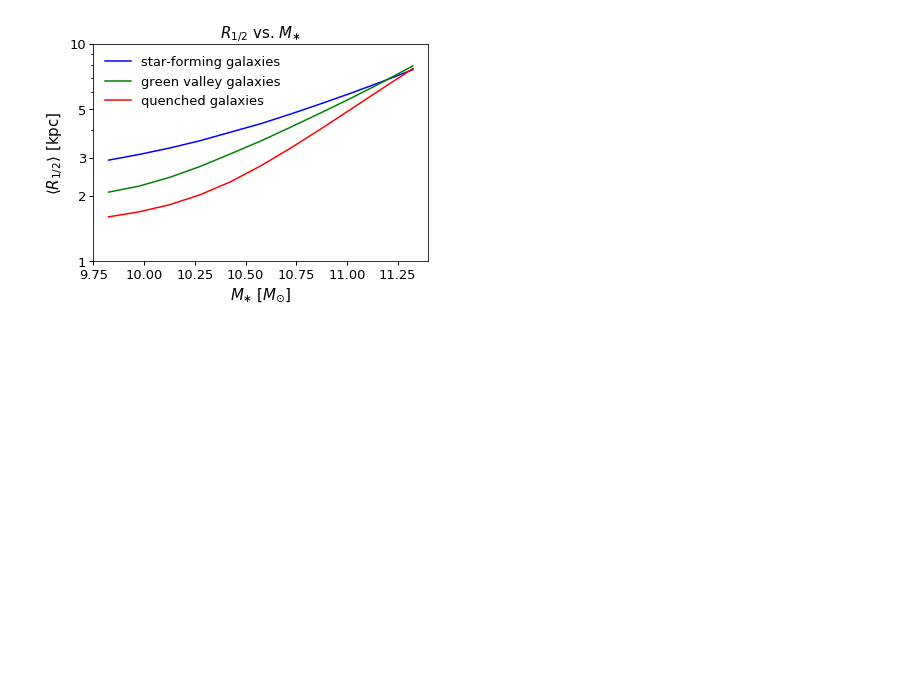
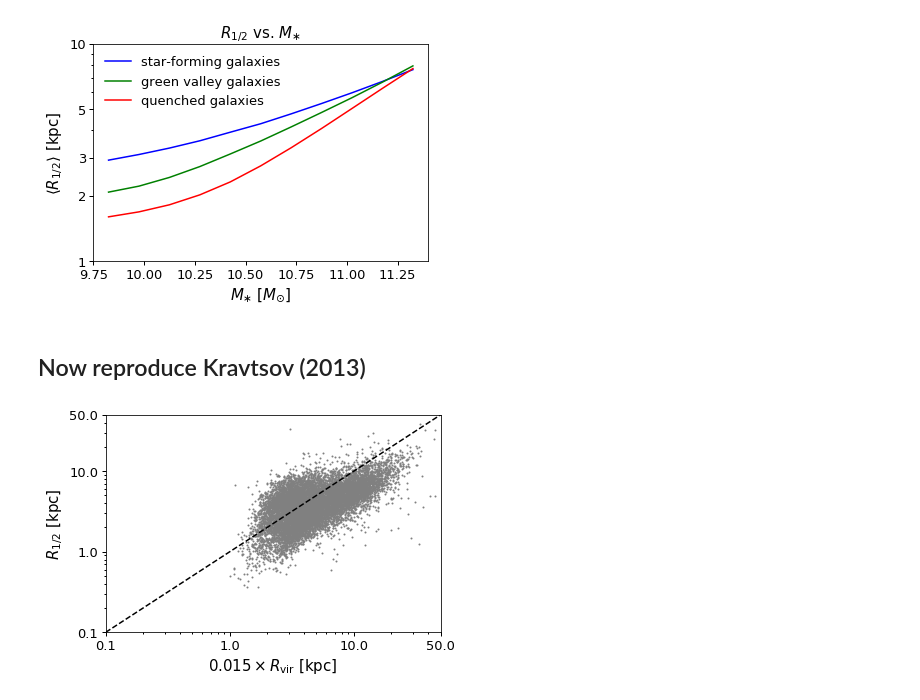
Before and after one commit to aphearin/galsize_models, a Jupyter notebook: notebooks/plot_size_vs_stellar_mass.ipynb, the cells around one changed output. Drawn from its saved outputs; the diff is of its cells as text; code cells hidden in the pictures; blank space fills up the shorter version.

```diff
--- a/notebooks/plot_size_vs_stellar_mass.ipynb
+++ b/notebooks/plot_size_vs_stellar_mass.ipynb
@@ -48,2 +49,41 @@ fig.savefig('size_vs_stellar_mass_sdss.pdf', bbox_extra_artists=[xlabel, ylabel]
 # %% [output]
 [figure]
+# %% [markdown]
+## Now reproduce Kravtsov (2013)
+# %%
+from galsize_models.measurements import load_umachine_sdss_with_meert15
+
+full_sdss, is_complete = load_umachine_sdss_with_meert15()
+meert15_measurement_mask = ~np.isnan(full_sdss['r50_magr_kpc_meert15'])
+# %%
+from galsize_models.models.kravtsov13 import halo_radius_vs_stellar_mass
+import matplotlib.ticker
+
+fig, ax = plt.subplots(1, 1)
+
+mask = meert15_measurement_mask
+sm = 10**full_sdss['sm'][mask]
+rhalo_planck15_kpc = halo_radius_vs_stellar_mass(sm)*1000.
+rhalf_planck15_kpc = full_sdss['r50_magr_kpc_meert15'][mask]
+
+nskip = 50
+__=ax.scatter(0.015*rhalo_planck15_kpc[::nskip], rhalf_planck15_kpc[::nskip], s=1, color='gray')
+__=ax.plot(np.logspace(-1, 2, 100), np.logspace(-1, 2, 100), '--', color='k')
+
+__=ax.loglog()
+xlim = ax.set_xlim(0.1, 50)
+ylim = ax.set_ylim(0.1, 50)
+__=ax.set_xticks((0.1, 1, 10, 50))
+__=ax.set_yticks((0.1, 1, 10, 50))
+__=ax.get_xaxis().set_major_formatter(matplotlib.ticker.ScalarFormatter())
+__=ax.get_xaxis().set_minor_formatter(matplotlib.ticker.NullFormatter())
+__=ax.get_yaxis().set_major_formatter(matplotlib.ticker.ScalarFormatter())
+__=ax.get_yaxis().set_minor_formatter(matplotlib.ticker.NullFormatter())
+
+xlabel = ax.set_xlabel(r'$0.015\times R_{\rm vir}$ [kpc]')
+ylabel = ax.set_ylabel(r'$R_{1/2}$ [kpc]')
+
+fig.savefig('kravtsov13_scatter_plot.pdf', bbox_extra_artists=[xlabel, ylabel],
+            bbox_inches='tight')
+# %% [output]
+[figure, added]
```
Also changed, not shown: parts of 1 cell of this notebook, 5 other files.
